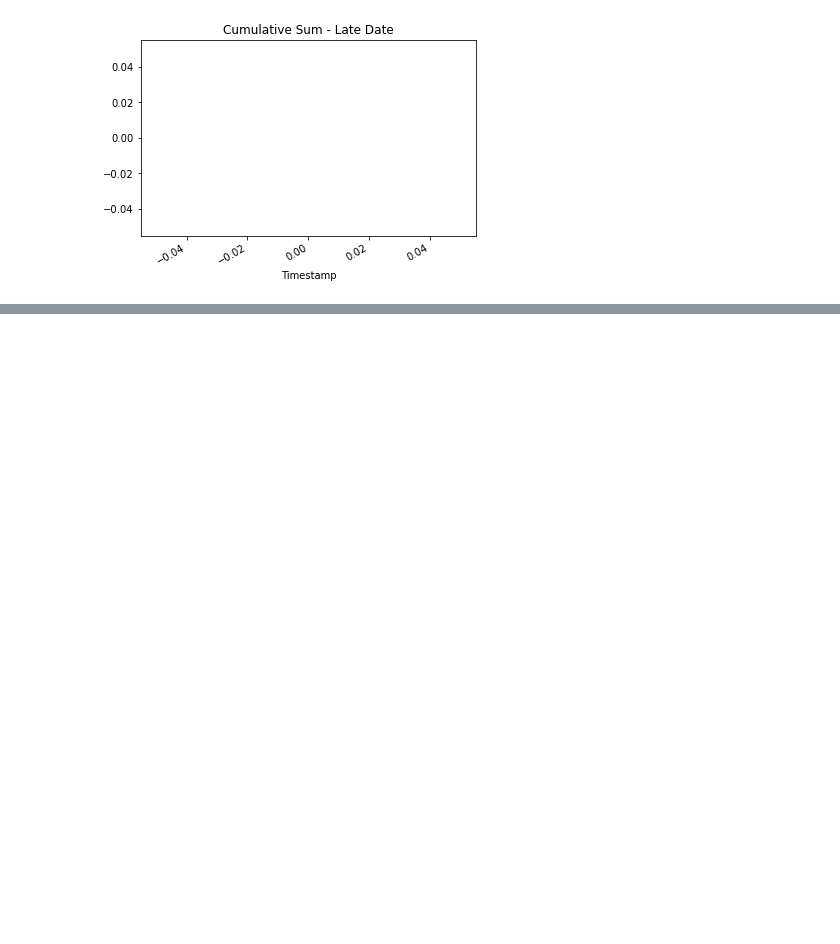
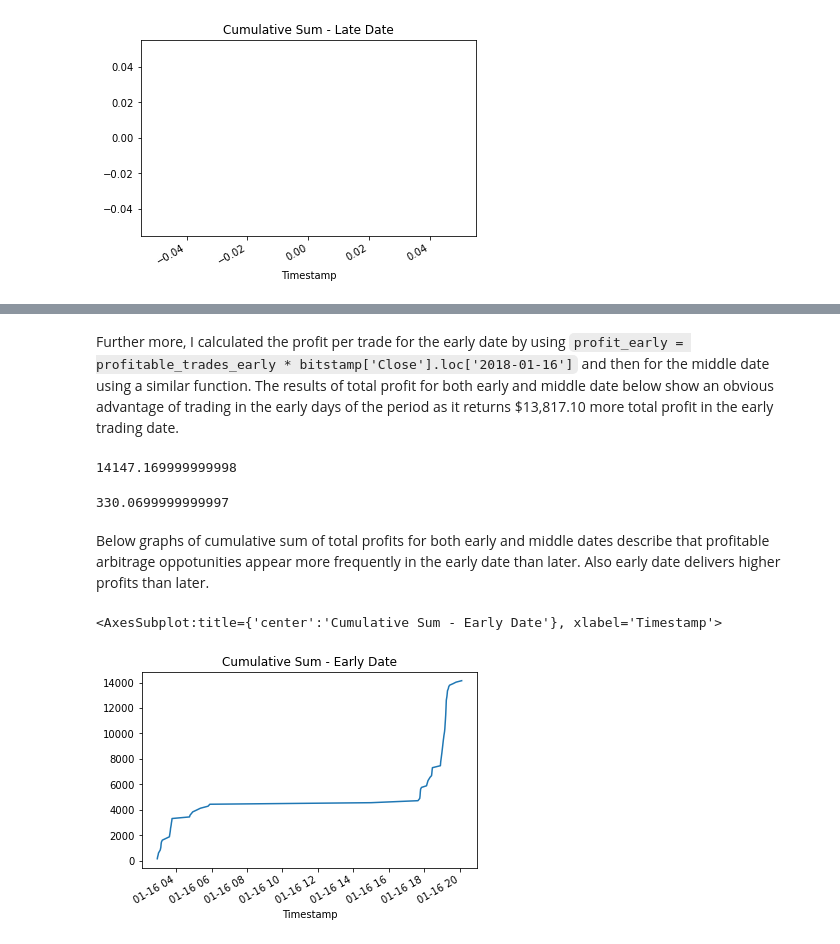
Before and after one commit to YanjunLin-Andrie/Crypto_arbitrage, a Jupyter notebook: crypto_arbitrage.ipynb, the cells around one changed output, grey strips where cells are left out. Cells and saved outputs as stored; diff of their text form; code cells hidden in the pictures; blank space fills up the shorter version.

```diff
--- a/crypto_arbitrage.ipynb
+++ b/crypto_arbitrage.ipynb
@@ -819,0 +900,19 @@ cumulative_profit_late.plot(figsize=(6,4), title='Cumulative Sum - Late Date')
+# %% [markdown]
+Further more, I calculated the profit per trade for the early date by using `profit_early = profitable_trades_early * bitstamp['Close'].loc['2018-01-16']` and then for the middle date using a similar function. The results of total profit for both early and middle date below show an obvious advantage of trading in the early days of the period as it returns $13,817.10 more total profit in the early trading date.
+# %%
+profit_sum_early = profit_per_trade_early.sum()
+profit_sum_early
+# %% [output]
+14147.169999999998
+# %%
+profit_sum_middle = profit_per_trade_middle.sum()
+profit_sum_middle
+# %% [output]
+330.0699999999997
+# %% [markdown]
+Below graphs of cumulative sum of total profits for both early and middle dates describe that profitable arbitrage oppotunities appear more frequently in the early date than later. Also early date delivers higher profits than later.
+# %%
+cumulative_profit_early.plot(figsize=(6,4), title='Cumulative Sum - Early Date')
+# %% [output]
+<AxesSubplot:title={'center':'Cumulative Sum - Early Date'}, xlabel='Timestamp'>
+[figure, added]
```
Also changed, not shown: parts of 17 cells of this notebook.
